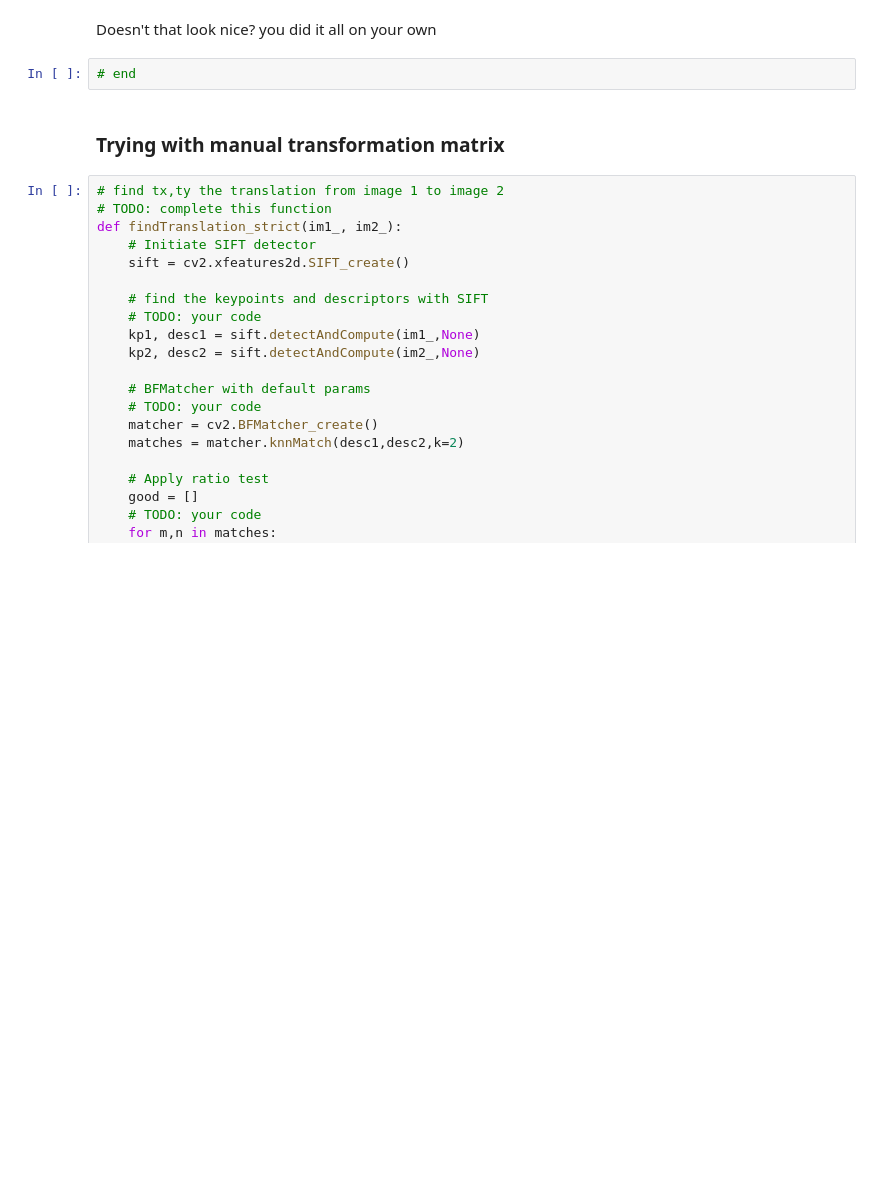
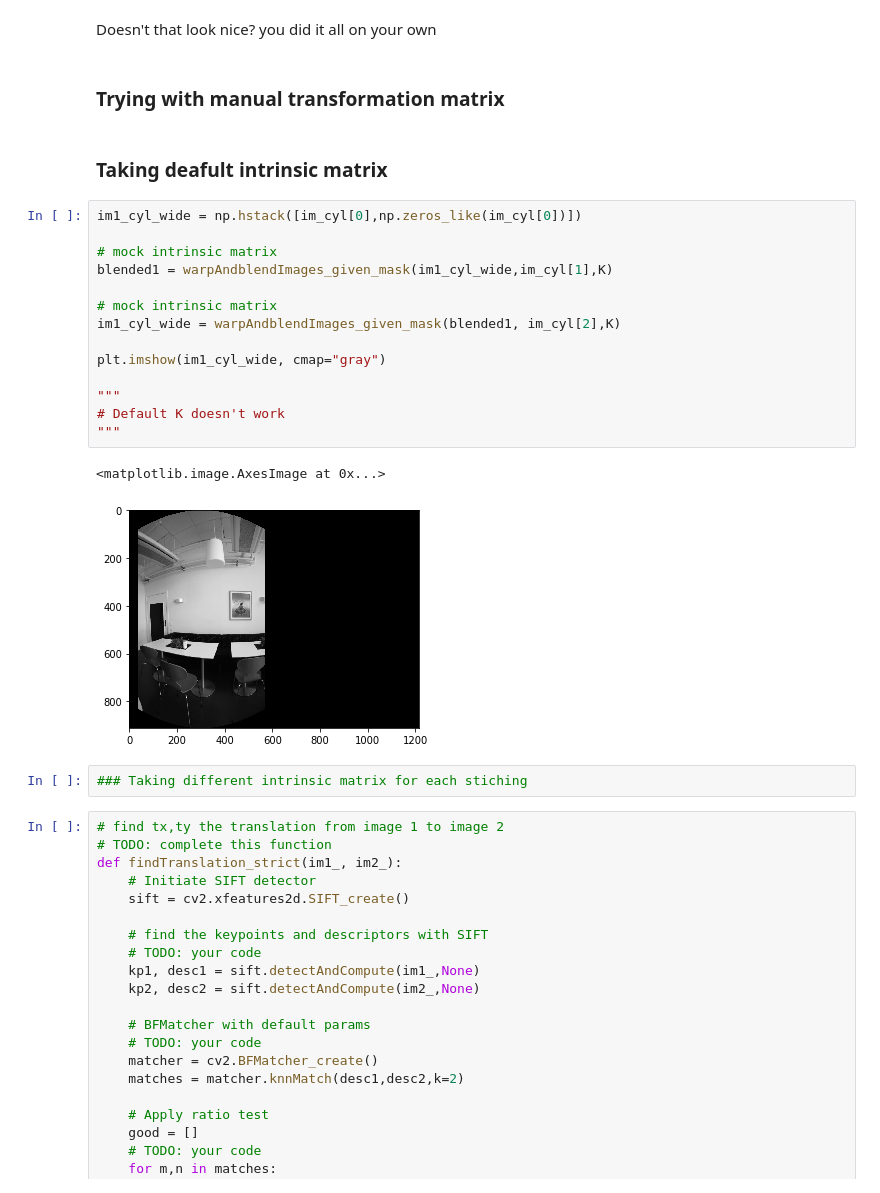
Before and after one commit to mrityunjaykumar911/CSE527-CV, a Jupyter notebook: Lab2/HW1 - Image Processing and Features_20Feb.ipynb, the cells around one changed output. Drawn from its saved outputs; the diff is of its cells as text; blank space fills up the shorter version.

```diff
--- a/Lab2/HW1 - Image Processing and Features_20Feb.ipynb
+++ b/Lab2/HW1 - Image Processing and Features_20Feb.ipynb
@@ -469,10 +476,29 @@ plt.imshow(im1_cyl_wide,cmap='gray');
 [figure]
 # %% [markdown]
 Doesn't that look nice? you did it all on your own
-# %%
-# end
 # %% [markdown]
 ### Trying with manual transformation matrix
+# %% [markdown]
+### Taking deafult intrinsic matrix
+# %%
+im1_cyl_wide = np.hstack([im_cyl[0],np.zeros_like(im_cyl[0])])
+
+# mock intrinsic matrix
+blended1 = warpAndblendImages_given_mask(im1_cyl_wide,im_cyl[1],K)
+
+# mock intrinsic matrix
+im1_cyl_wide = warpAndblendImages_given_mask(blended1, im_cyl[2],K)
+
+plt.imshow(im1_cyl_wide, cmap="gray")
+
+"""
+# Default K doesn't work
+"""
+# %% [output]
+<matplotlib.image.AxesImage at 0x...>
+[figure, added]
+# %%
+### Taking different intrinsic matrix for each stiching
 # %%
 # find tx,ty the translation from image 1 to image 2
 # TODO: complete this function
```
Also changed, not shown: parts of 4 cells of this notebook.
